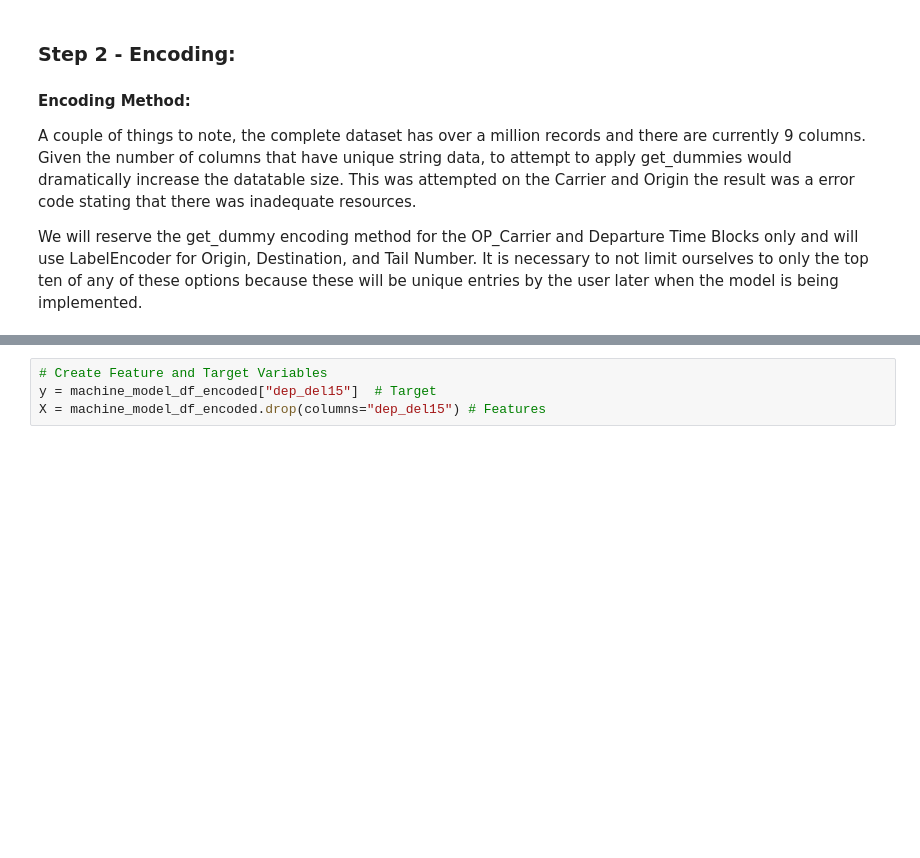
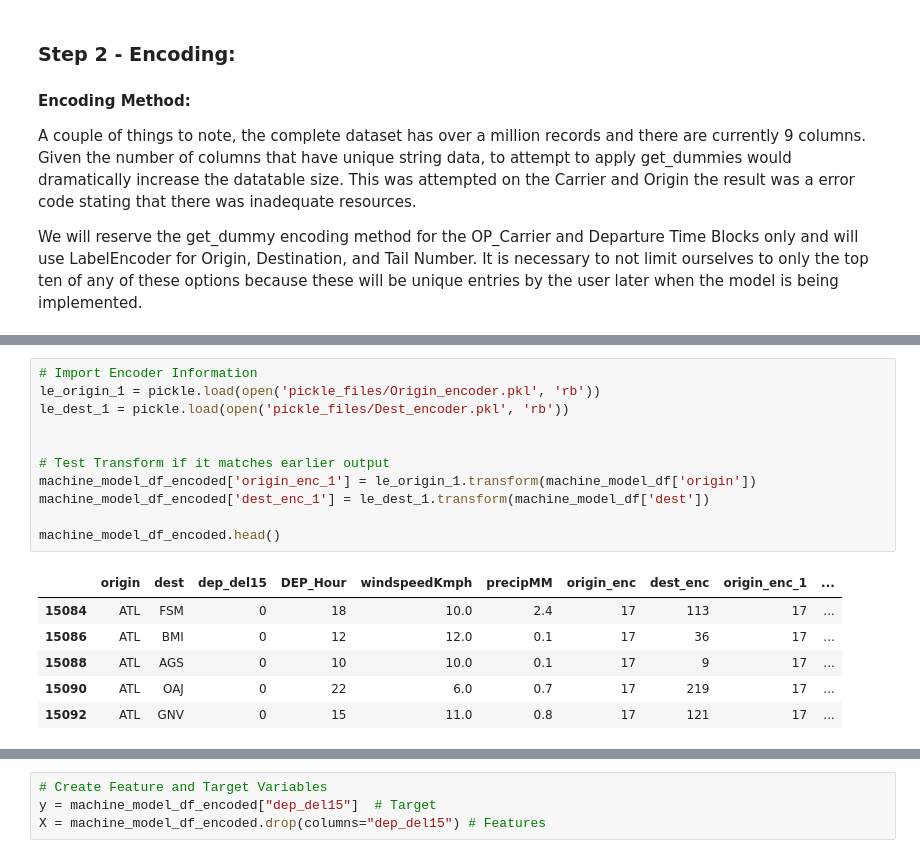
Before and after one commit to Duegan24/Final_Project, a Jupyter notebook: Seg_three_Machine Learning Model.ipynb, the cells around one changed output, grey strips where cells are left out. Drawn from its saved outputs; the diff is of its cells as text; blank space fills up the shorter version.

```diff
--- a/Seg_three_Machine Learning Model.ipynb
+++ b/Seg_three_Machine Learning Model.ipynb
@@ -299,0 +305,18 @@ labelEncoded_df = df.apply(lambda x: d[x.name].fit_transform(x))
+# %%
+# Import Encoder Information
+le_origin_1 = pickle.load(open('pickle_files/Origin_encoder.pkl', 'rb'))
+le_dest_1 = pickle.load(open('pickle_files/Dest_encoder.pkl', 'rb'))
+
+
+# Test Transform if it matches earlier output
+machine_model_df_encoded['origin_enc_1'] = le_origin_1.transform(machine_model_df['origin'])
+machine_model_df_encoded['dest_enc_1'] = le_dest_1.transform(machine_model_df['dest'])
+
+machine_model_df_encoded.head()
+# %% [output]
+|  | origin | dest | dep_del15 | DEP_Hour | windspeedKmph | precipMM | origin_enc | dest_enc | origin_enc_1 | ... |
+| 15084 | ATL | FSM | 0 | 18 | 10.0 | 2.4 | 17 | 113 | 17 | ... |
+| 15086 | ATL | BMI | 0 | 12 | 12.0 | 0.1 | 17 | 36 | 17 | ... |
+| 15088 | ATL | AGS | 0 | 10 | 10.0 | 0.1 | 17 | 9 | 17 | ... |
+| 15090 | ATL | OAJ | 0 | 22 | 6.0 | 0.7 | 17 | 219 | 17 | ... |
+| 15092 | ATL | GNV | 0 | 15 | 11.0 | 0.8 | 17 | 121 | 17 | ... |
```
Also changed, not shown: parts of 29 cells of this notebook, 4 other files.
